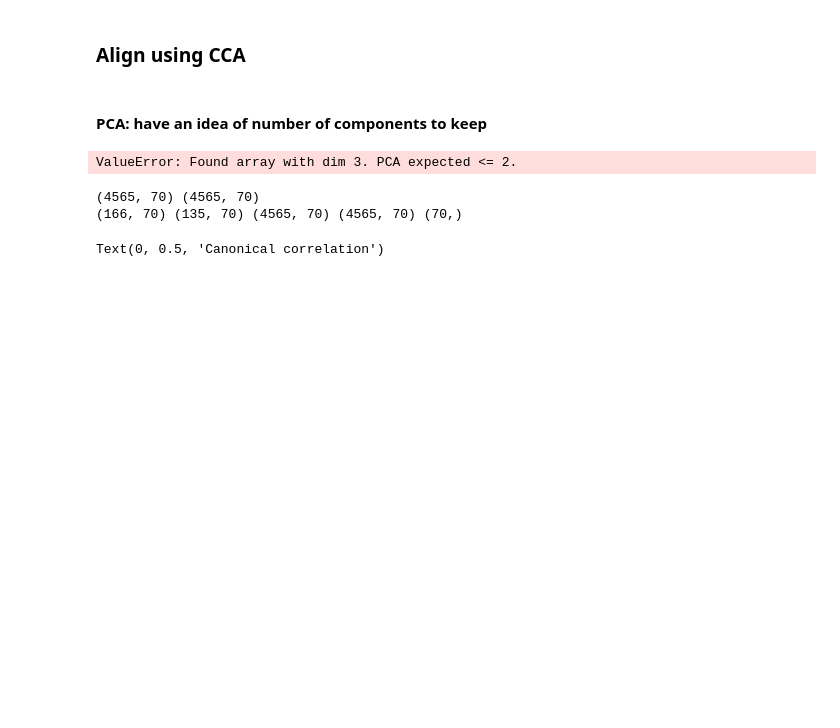
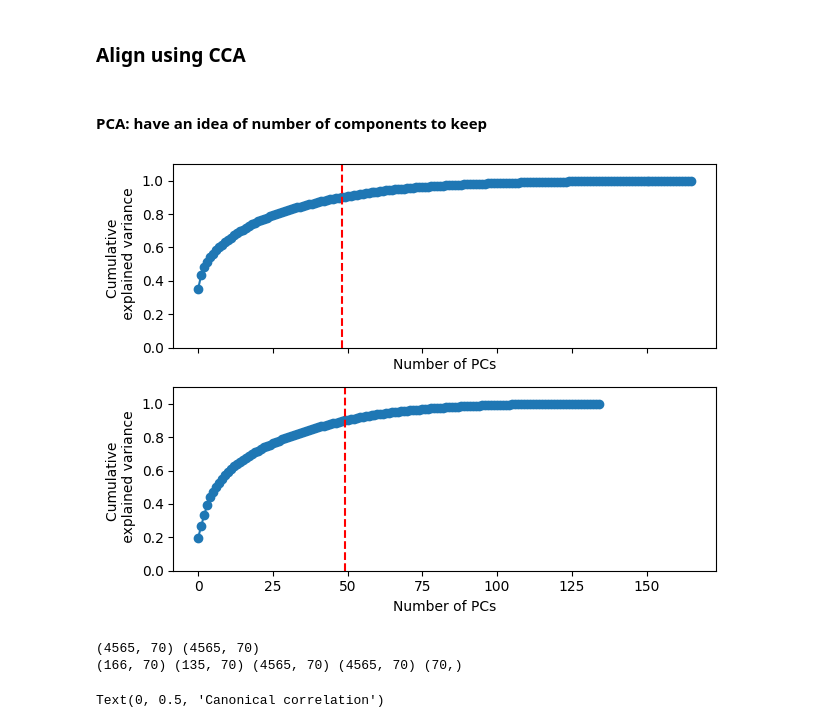
Before and after one commit to abisi/comm-project, a Jupyter notebook: code/cca_cv.ipynb, the cells around one changed output. Cells and saved outputs as stored; diff of their text form; code cells hidden in the pictures; blank space fills up the shorter version.

```diff
--- a/code/cca_cv.ipynb
+++ b/code/cca_cv.ipynb
@@ -387,23 +387,25 @@ X_2_te = X_2_te - X_2_tr.mean(axis=1)[:,np.newaxis] # from train data
 #### PCA: have an idea of number of components to keep
 # %%
 pca_tjm1 = PCA()
-pca_tjm1.fit(X_1)
+pca_tjm1.fit(X_1_tr.T)
 
 pca_dls = PCA()
-pca_dls.fit(X_2)
+pca_dls.fit(X_2_tr.T)
 
-fig, axs = plt.subplots(2,1)
+fig, axs = plt.subplots(2,1, sharex=True)
 for ax in axs.flat:
     ax.set_ylim(0,1.1)
     ax.set_ylabel('Cumulative \n explained variance')
     ax.set_xlabel('Number of PCs')
 
 axs[0].plot(np.cumsum(pca_tjm1.explained_variance_ratio_), marker="o")
 axs[0].axvline(np.argmin(np.abs(np.cumsum(pca_tjm1.explained_variance_ratio_)-0.9)), linestyle="--", c="red")
 axs[1].plot(np.cumsum(pca_dls.explained_variance_ratio_), marker="o")
 axs[1].axvline(np.argmin(np.abs(np.cumsum(pca_dls.explained_variance_ratio_)-0.9)), linestyle="--", c="red")
+
+plt.tight_layout()
 # %% [output]
-ValueError: Found array with dim 3. PCA expected <= 2.
+[figure, added]
 # %%
 n_pcs=70
 axes_area_1, axes_area_2, A_1, A_2, cc = cca_helpers.align(X_1.T, X_2.T, m=n_pcs, cv=True)
```
